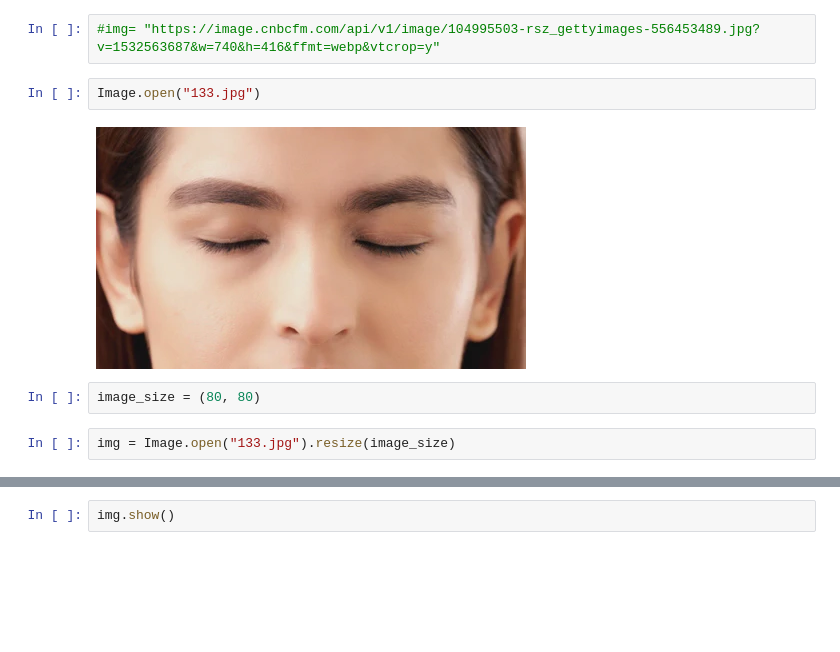
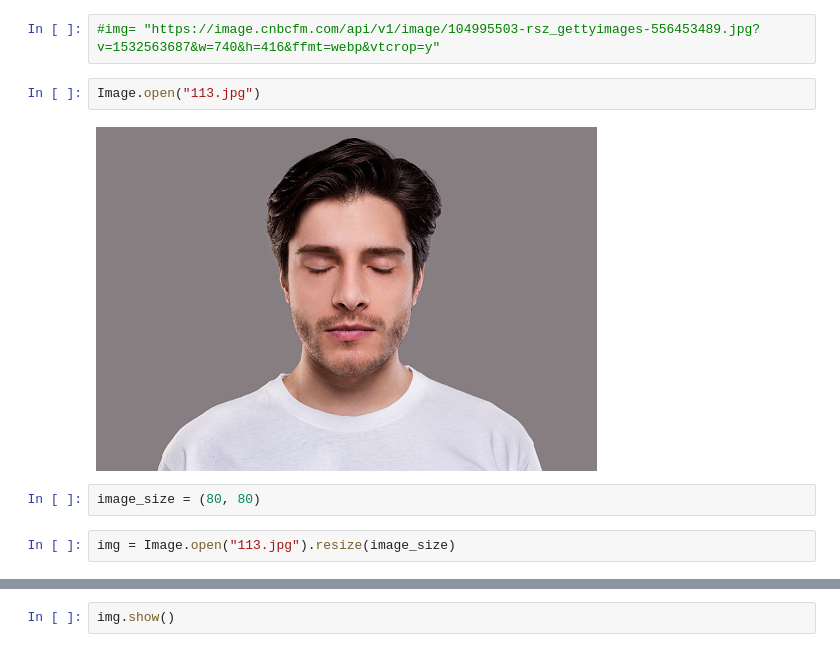
Before and after one commit to Mr-PU/Drowsiness, a Jupyter notebook: Drowsiness 2.ipynb, the cells around one changed output, grey strips where cells are left out. Cells and saved outputs as stored; diff of their text form; blank space fills up the shorter version.

```diff
--- a/Drowsiness 2.ipynb
+++ b/Drowsiness 2.ipynb
@@ -36,13 +36,13 @@ _________________________________________________________________
 # %%
 #img= "https://image.cnbcfm.com/api/v1/image/104995503-rsz_gettyimages-556453489.jpg?v=1532563687&w=740&h=416&ffmt=webp&vtcrop=y"
 # %%
-Image.open("133.jpg")
+Image.open("113.jpg")
 # %% [output]
-[figure, old version]
+[figure, new version]
 # %%
 image_size = (80, 80)
 # %%
-img = Image.open("133.jpg").resize(image_size)
+img = Image.open("113.jpg").resize(image_size)
 # %%
 img
 # %% [output]
```
Also changed, not shown: parts of 5 cells of this notebook.
